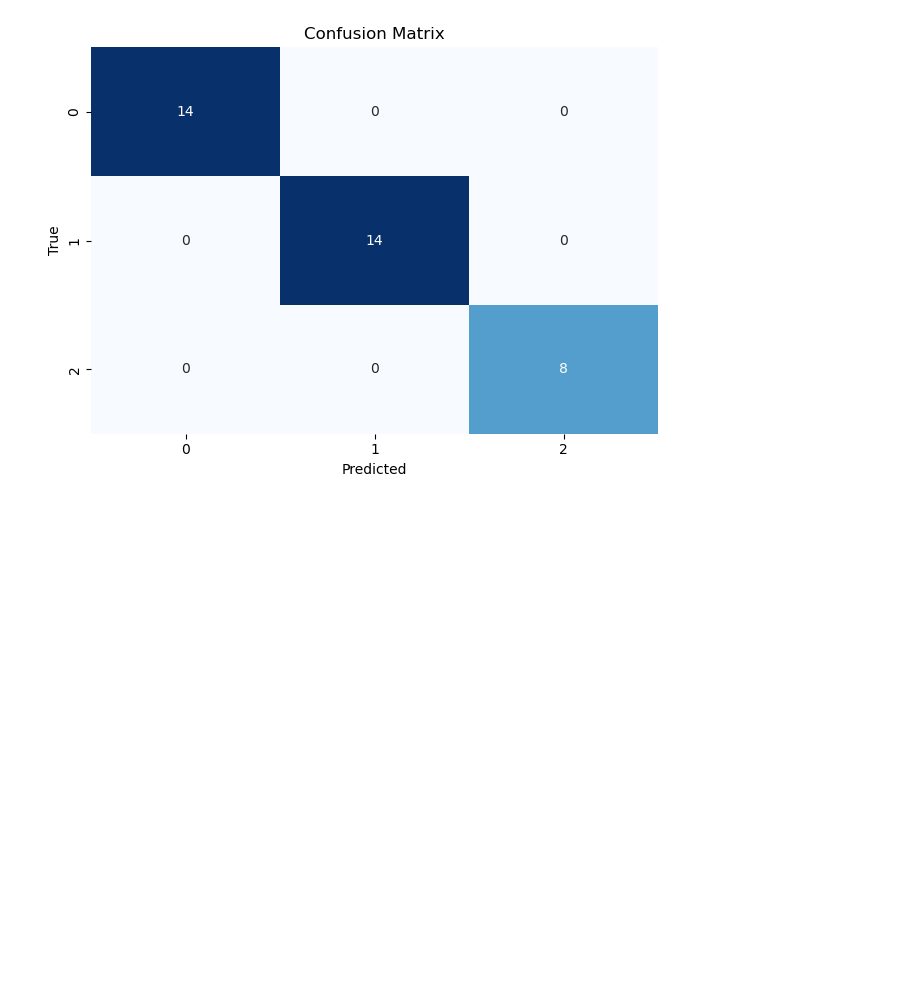
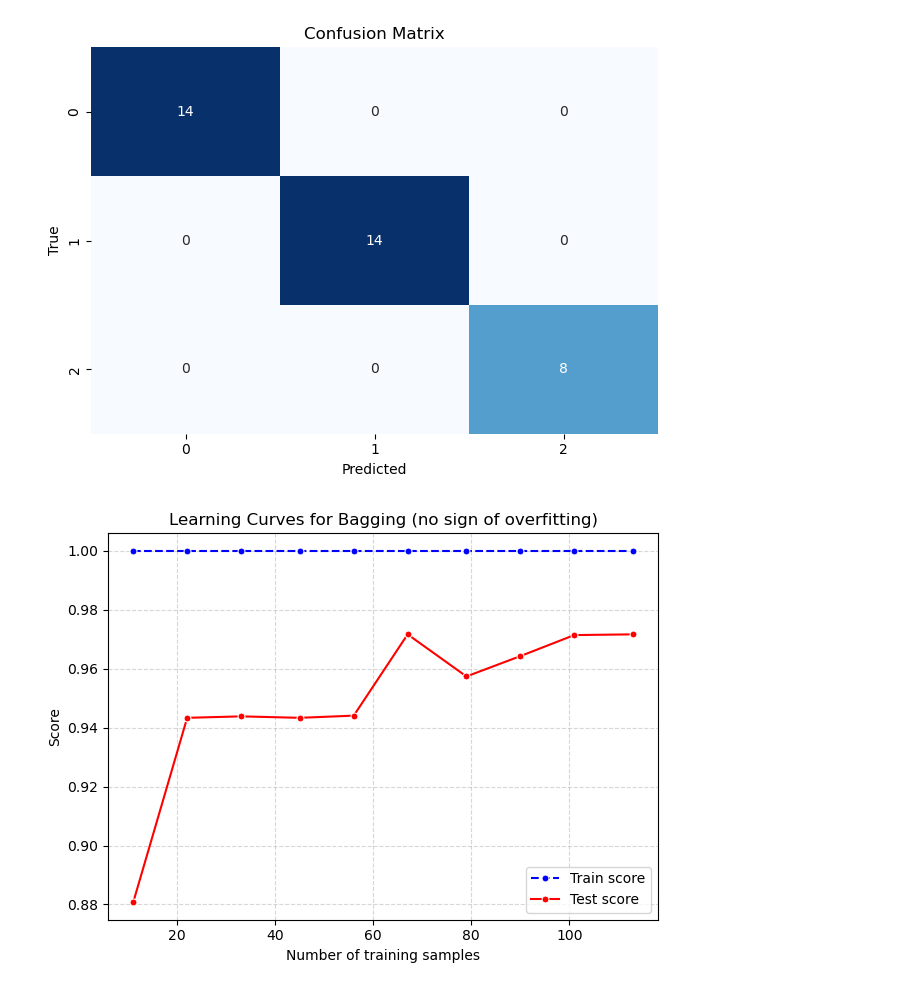
Before and after one commit to Erfan-Taherirani/Personal_ML_Notes, a Jupyter notebook: Ensemble Methods/parallel_ensemble_methods/bagging.ipynb, the cells around one changed output. Saved outputs shown, nothing was run; the diff lists cells and outputs as text; code cells hidden in the pictures; blank space fills up the shorter version.

Commit message:
Update bagging notes

```diff
--- a/Ensemble Methods/parallel_ensemble_methods/bagging.ipynb
+++ b/Ensemble Methods/parallel_ensemble_methods/bagging.ipynb
@@ -214,3 +229,36 @@ def plot_confusion_matrix():
 plot_confusion_matrix()
 # %% [output]
 [figure]
+# %%
+from sklearn.model_selection import learning_curve
+
+train_sizes, train_scores, test_scores = learning_curve(bagging, X_train, y_train, train_sizes=np.linspace(0.1, 1.0, 10), cv=5)
+# %%
+sns.lineplot(
+    x=train_sizes,
+    y=train_scores.mean(axis=1),
+    label="Train score",
+    color="blue",
+    marker="o",
+    markersize=5,
+    linestyle="dashed",
+)
+sns.lineplot(
+    x=train_sizes,
+    y=test_scores.mean(axis=1),
+    label="Test score",
+    color="red",
+    marker="o",
+    markersize=5,
+)
+
+plt.title("Learning Curves for Bagging (no sign of overfitting)")
+plt.xlabel("Number of training samples")
+plt.ylabel("Score")
+plt.legend(loc="best")
+plt.grid(True, linestyle="--", alpha=0.5)
+
+plt.tight_layout()
+plt.show()
+# %% [output]
+[figure, added]
```
Also changed, not shown: parts of 3 cells of this notebook.
